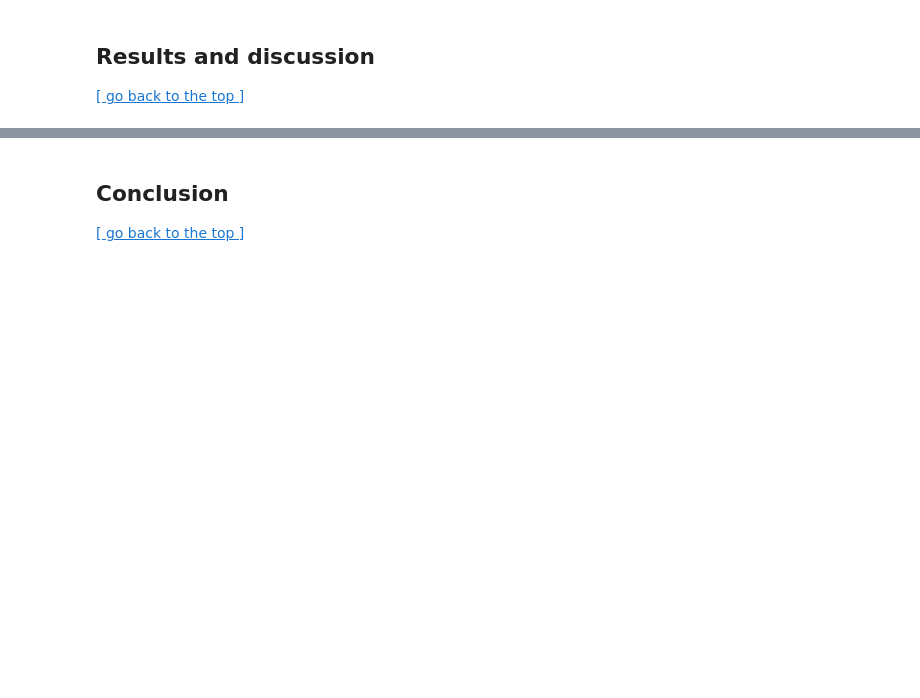
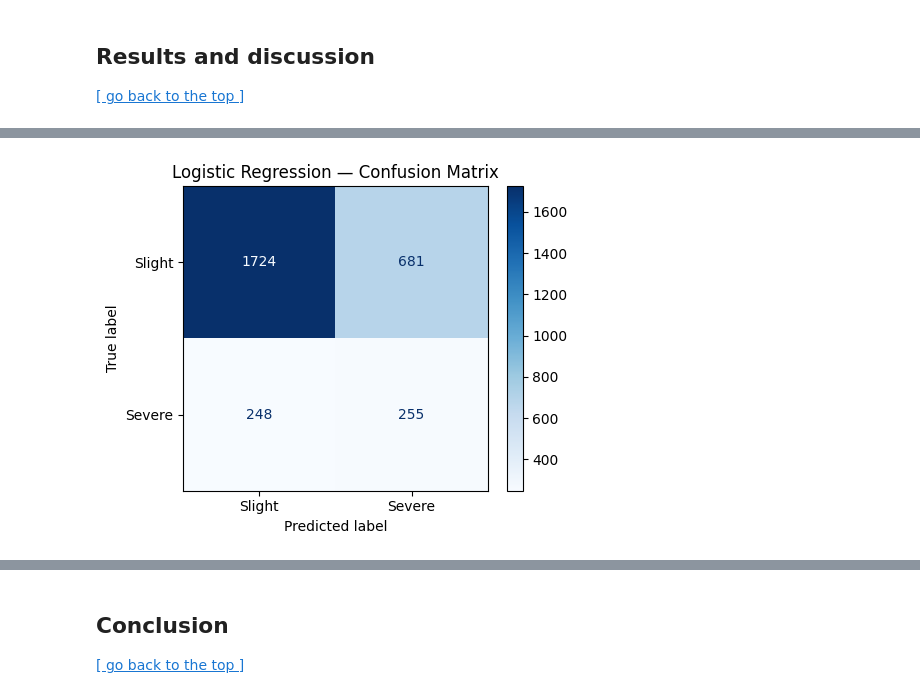
Before and after one commit to Alexia418/DSSS_Assessment, a Jupyter notebook: Submission.ipynb, the cells around one changed output, grey strips where cells are left out. Drawn from its saved outputs; the diff is of its cells as text; code cells hidden in the pictures; blank space fills up the shorter version.

```diff
--- a/Submission.ipynb
+++ b/Submission.ipynb
@@ -1236,0 +691,26 @@ plt.show()
+# %%
+# 5.3 Logistic Regression: train, optimise threshold, evaluate
+
+lr_pipeline = Pipeline([
+    ('scaler', StandardScaler()),
+    ('clf', LogisticRegression(class_weight='balanced', max_iter=1000, random_state=42))
+])
+lr_pipeline.fit(X_train, y_train)
+y_prob_lr = lr_pipeline.predict_proba(X_test)[:, 1]
+
+thresh_lr = find_best_threshold(y_test, y_prob_lr)
+y_pred_lr = (y_prob_lr >= thresh_lr).astype(int)
+
+print(f"Logistic Regression — optimal threshold: {thresh_lr:.3f}")
+print(classification_report(y_test, y_pred_lr, target_names=['Slight', 'Severe']))
+
+lr_metrics = {
+    'Model': 'Logistic Regression',
+    'Threshold': round(thresh_lr, 3),
+    'Accuracy':  round(accuracy_score(y_test, y_pred_lr), 3),
+    'Precision': round(precision_score(y_test, y_pred_lr), 3),
+    'Recall':    round(recall_score(y_test, y_pred_lr), 3),
+    'F1':        round(f1_score(y_test, y_pred_lr), 3),
+    'ROC-AUC':   round(roc_auc_score(y_test, y_prob_lr), 3),
+    'PR-AUC':    round(average_precision_score(y_test, y_prob_lr), 3),
+}
@@ -1236,0 +727,14 @@ plt.show()
+# %%
+# 5.4a Logistic Regression: confusion matrix
+
+fig, ax = plt.subplots(figsize=(5, 4))
+ConfusionMatrixDisplay.from_predictions(
+    y_test, y_pred_lr,
+    display_labels=['Slight', 'Severe'],
+    cmap='Blues', ax=ax
+)
+ax.set_title('Logistic Regression — Confusion Matrix')
+plt.tight_layout()
+plt.show()
+# %% [output]
+[figure, added]
```
Also changed, not shown: parts of 46 cells of this notebook.
